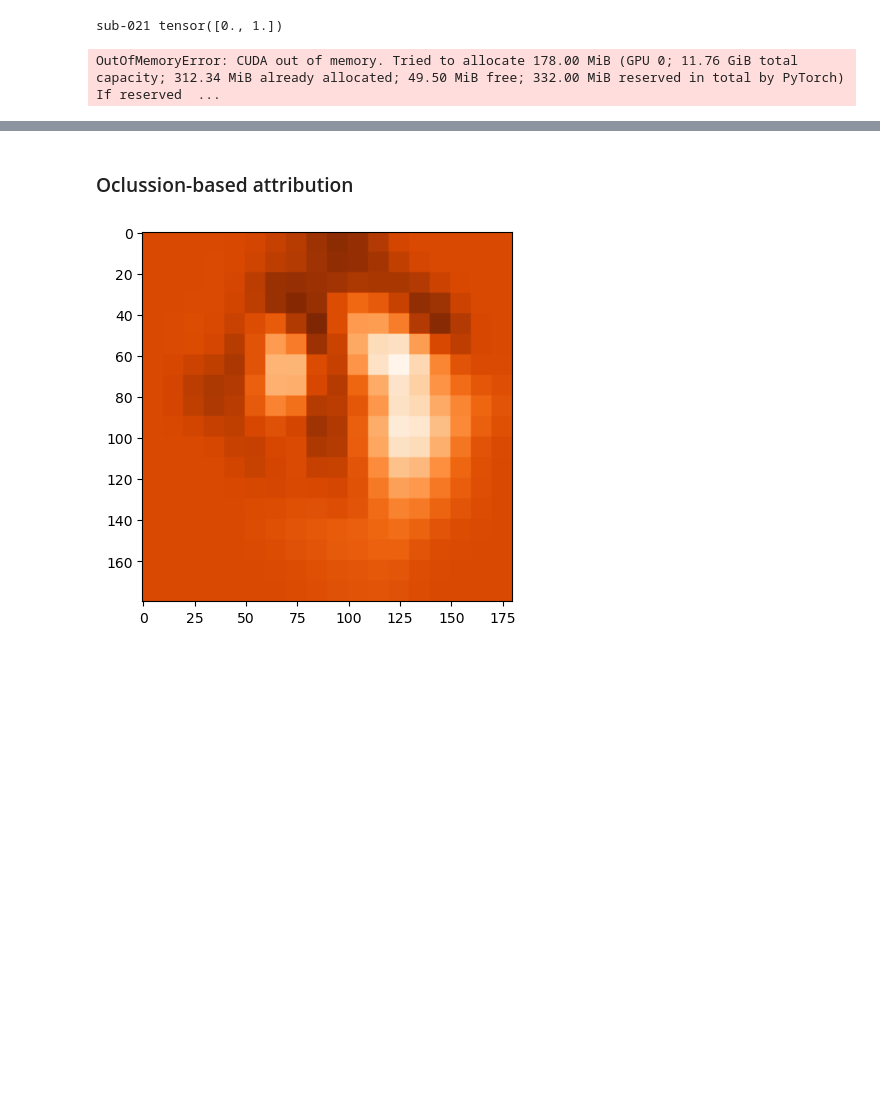
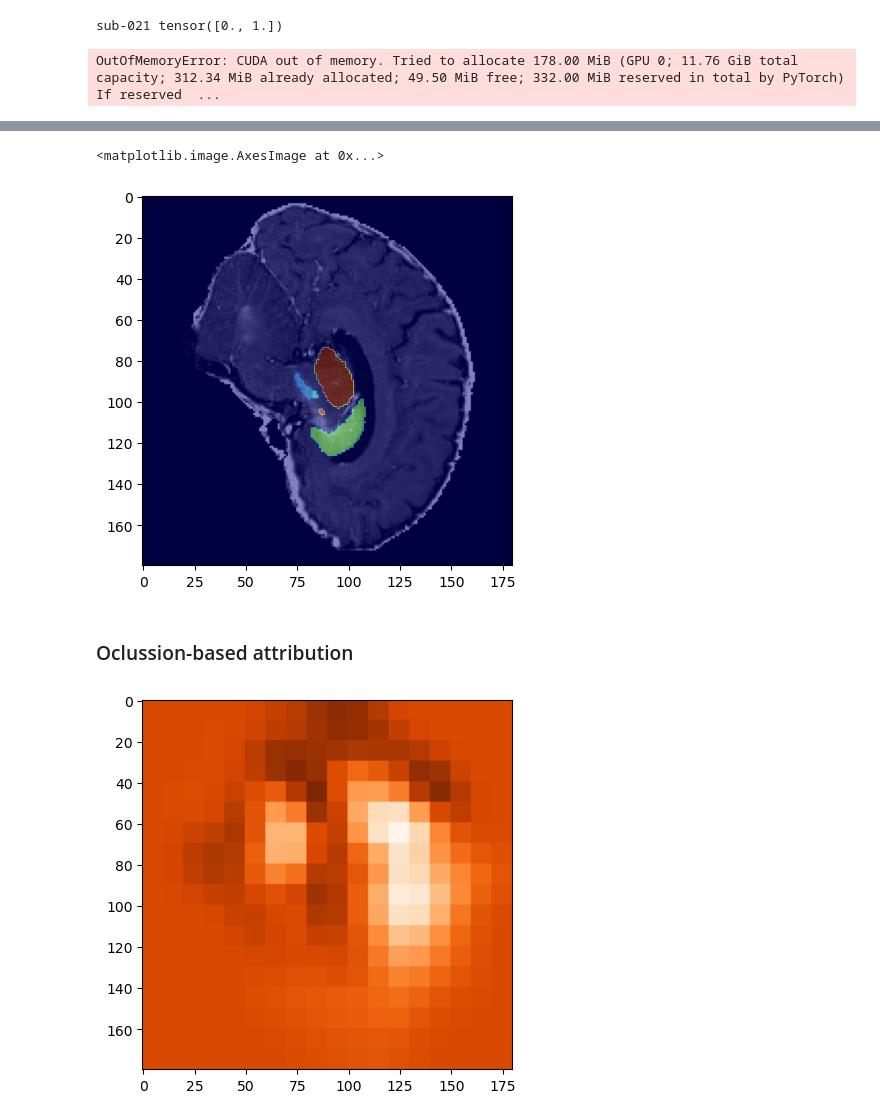
Before and after one commit to alexCortinaU/parkinson_classification, a Jupyter notebook: xai_captum.ipynb, the cells around one changed output, grey strips where cells are left out. Drawn from its saved outputs; the diff is of its cells as text; code cells hidden in the pictures; blank space fills up the shorter version.

```diff
--- a/xai_captum.ipynb
+++ b/xai_captum.ipynb
@@ -281,0 +342,14 @@ OutOfMemoryError: CUDA out of memory. Tried to allocate 178.00 MiB (GPU 0; 11.76
+# %%
+pilot_path = Path("/mrhome/alejandrocu/Documents/parkinson_classification/xai_outs/sub-015/occ_sens/4A_hMRI_R2s_WLS1_optim_adam_lr_0.01")
+og_path = Path("/mnt/projects/7TPD/bids/derivatives/hMRI_acu/derivatives/hMRI/sub-015/Results/brain_masked")
+# 1, reorient back to original orientation (reverse tio.ToCanonical)
+img_og = nib.load(str(og_path/'sub-015_ses-01prisma3t_echo-01_part-magnitude-acq-MToff_MPM_MTsat_w.nii'))
+img_can = nib.load(str(pilot_path/'sub-015_R2s_WLS1_ps5_stride3_og_img.nii.gz'))
+pd25_path = og_path.parent / 'Masks/sub-015_PD25-subcortical-1mm_cropped.nii'
+pd25_labs = nib.load(str(pd25_path))
+print('Og')
+print(img_og.affine)
+print(nib.aff2axcodes(img_og.affine))
+print('Can')
+print(img_can.affine)
+print(nib.aff2axcodes(img_can.affine))
@@ -281,0 +369,15 @@ OutOfMemoryError: CUDA out of memory. Tried to allocate 178.00 MiB (GPU 0; 11.76
+# %%
+preprocess = tio.Compose(
+            [   tio.ToCanonical(),
+                # tio.RescaleIntensity((0, 1)),
+                tio.CropOrPad(180,
+                              padding_mode='minimum')
+            ]
+        )
+# og_img_o = tio.Subject(image=tio.ScalarImage(og_path/'sub-015_ses-01prisma3t_echo-01_part-magnitude-acq-MToff_MPM_MTsat_w.nii'))
+atlas_tiosubj_o = tio.Subject(image=tio.ScalarImage(pd25_path))
+atlas_tiosubj_p = preprocess(atlas_tiosubj_o)
+# og_img_p = preprocess(og_img_o)
+atlas_tiosubj_nda = atlas_tiosubj_p['image'][tio.DATA].cpu().numpy()[0]
+img_can_nda = img_can.get_fdata()
+type(img_can_nda)
@@ -282,3 +430,11 @@ OutOfMemoryError: CUDA out of memory. Tried to allocate 178.00 MiB (GPU 0; 11.76
+# %%
+slice = 99
+plt.figure()
+plt.imshow(img_can_nda[slice, :, :], cmap='gray')
+plt.imshow(atlas_tiosubj_nda[slice,:, :], cmap='jet', alpha=0.5)
+# %% [output]
+<matplotlib.image.AxesImage at 0x...>
+[figure, added]
 # %% [markdown]
 ### Oclussion-based attribution
 # %%
```
Also changed, not shown: parts of 13 cells of this notebook, 7 other files.
